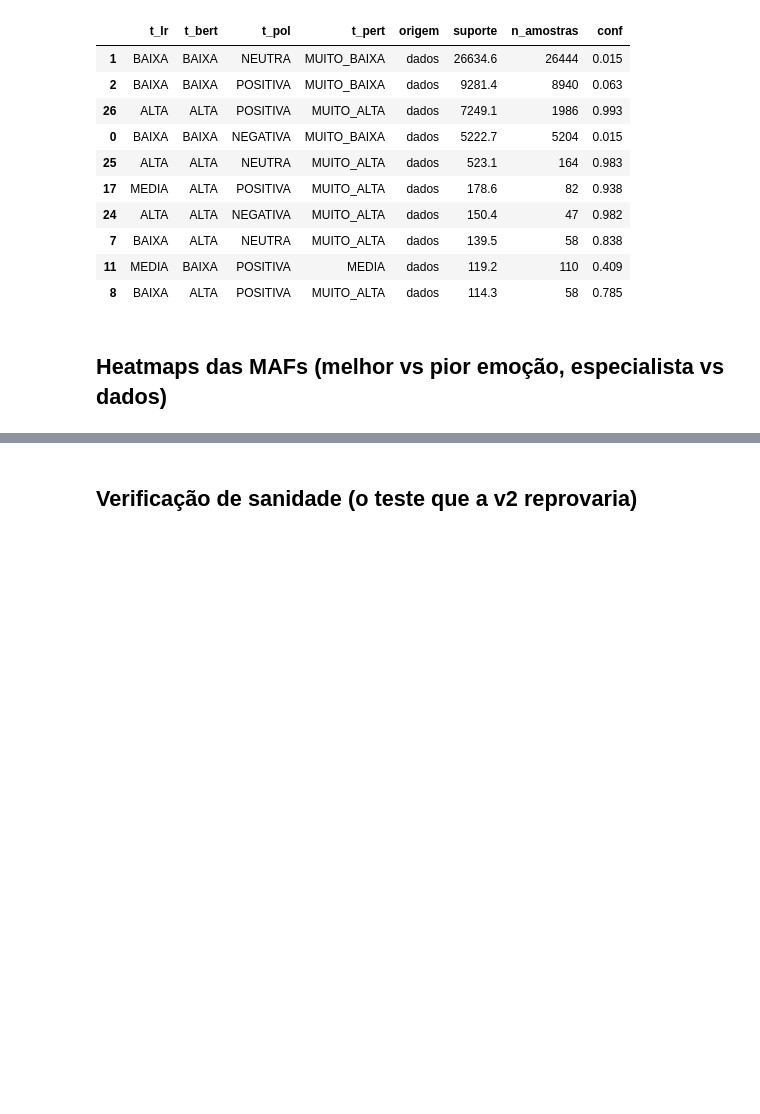
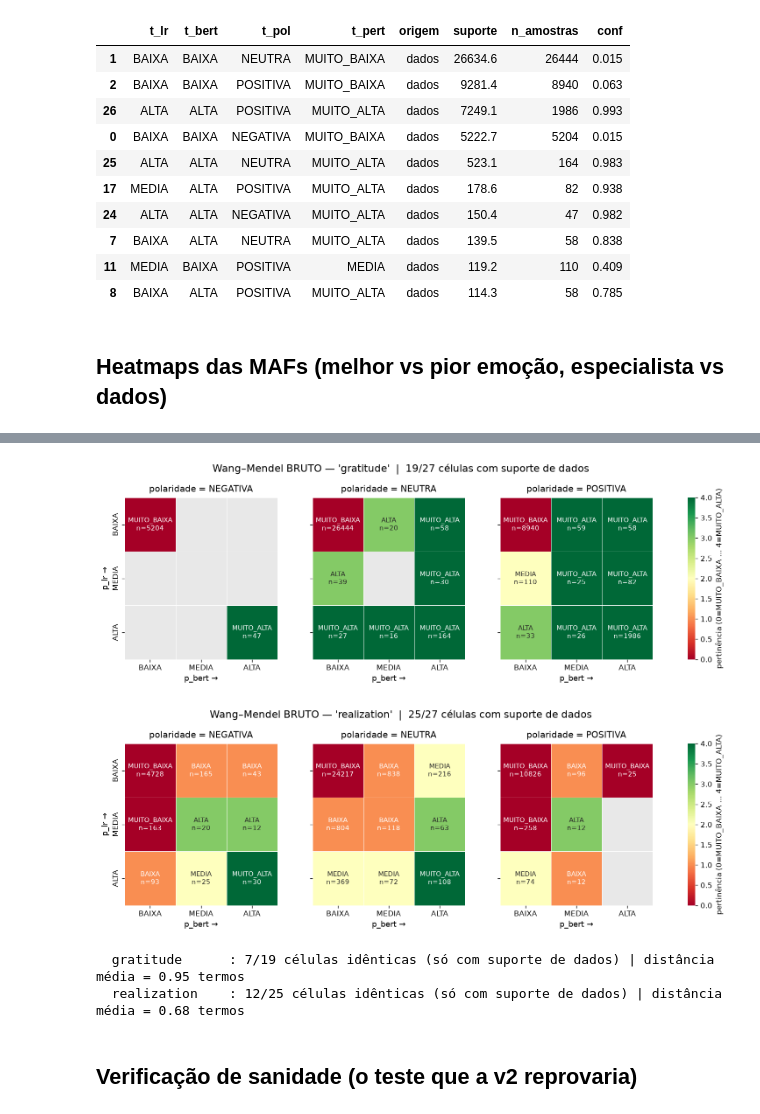
Before and after one commit to LuanBarbs/tcc-emotion-detection-nlp, a Jupyter notebook: src/ensemble_fuzzy_interpretacao.ipynb, the cells around one changed output, grey strips where cells are left out. Drawn from its saved outputs; the diff is of its cells as text; code cells hidden in the pictures; blank space fills up the shorter version.

Commit message:
subindo a maf wang-mendel bruto

```diff
--- a/src/ensemble_fuzzy_interpretacao.ipynb
+++ b/src/ensemble_fuzzy_interpretacao.ipynb
@@ -1300,3 +1300,80 @@ CONCORDÂNCIA ESPECIALISTA × DADOS
+# %%
+def _pivot(df_reg, t_pol, coluna):
+    out = pd.DataFrame(index=TERMOS_P, columns=TERMOS_P, dtype=object)
+    for t_lr in TERMOS_P:
+        for t_bert in TERMOS_P:
+            m = df_reg[(df_reg['t_lr'] == t_lr) & (df_reg['t_bert'] == t_bert)
+                       & (df_reg['t_pol'] == t_pol)]
+            out.loc[t_lr, t_bert] = m[coluna].values[0] if len(m) else None
+    return out
+
+
+def plot_maf_bruta(emo, df_dados):
+    """WM ANTES do preenchimento: buracos visíveis + nº de mensagens por célula."""
+    fig = plt.figure(figsize=(14, 4))
+    gs = fig.add_gridspec(1, 4, width_ratios=[1, 1, 1, 0.05], wspace=0.30)
+    axes = [fig.add_subplot(gs[0, c]) for c in range(3)]
+    cax = fig.add_subplot(gs[0, 3])
+
+    n_dados = (df_dados['origem'] == 'dados').sum()
+    fig.suptitle(f"Wang–Mendel BRUTO — '{emo}'  |  "
+                 f"{n_dados}/27 células com suporte de dados",
+                 fontsize=14, y=1.04)
+
+    for col, t_pol in enumerate(TERMOS_POL):
+        ax = axes[col]
+        t_pert = _pivot(df_dados, t_pol, 't_pert')
+        origem = _pivot(df_dados, t_pol, 'origem')
+        n_amo  = _pivot(df_dados, t_pol, 'n_amostras')
+
+        tem_dados = origem.map(lambda o: o == 'dados')
+        num = t_pert.replace(ESCALA_PERT).apply(pd.to_numeric, errors='coerce')
+        num = num.where(tem_dados)                      # buraco → NaN → cinza
+
+        rot = pd.DataFrame(
+            [[f"{t_pert.iloc[i, j]}\nn={n_amo.iloc[i, j]}" if tem_dados.iloc[i, j]
+              else f"—\nn={n_amo.iloc[i, j]}"
+              for j in range(3)] for i in range(3)],
+            index=TERMOS_P, columns=TERMOS_P)
+
+        primeiro = (col == 2)
+        sns.heatmap(num, annot=rot.values, fmt='', cmap='RdYlGn',
+                    vmin=0, vmax=4, linewidths=0.6, linecolor='white', ax=ax,
+                    cbar=primeiro, cbar_ax=cax if primeiro else None,
+                    annot_kws={"fontsize": 9},
+                    mask=~tem_dados.values.astype(bool))  # célula vazia = branca
+
+        ax.set_facecolor('#e8e8e8')                       # buraco em cinza
+        ax.set_title(f"polaridade = {t_pol}", fontsize=12, pad=8)
+        ax.set_xlabel("p_bert →", fontsize=11)
+        ax.set_ylabel("p_lr →" if col == 0 else "", fontsize=11)
+        if col > 0:
+            ax.set_yticklabels([])
+        ax.tick_params(labelsize=10)
+
+    cax.set_ylabel("pertinência (0=MUITO_BAIXA … 4=MUITO_ALTA)", fontsize=10)
+    plt.savefig(OUT_INTERP / f"maf_bruta_{emo}.png", dpi=300, bbox_inches="tight")
+    plt.show()
+
+
+plot_maf_bruta(EMO_BEST, df_wm_best)
+plot_maf_bruta(EMO_WORST, df_wm_worst)
+# %% [output]
+[figure, added]
+[figure, added]
+# %%
+for emo, df_d in [(EMO_BEST, df_wm_best), (EMO_WORST, df_wm_worst)]:
+    df_e = gerar_maf_especialista(emo)
+    j = df_e.merge(df_d, on=['t_lr', 't_bert', 't_pol'], suffixes=('_esp', '_dados'))
+    j = j[j['origem_dados'] == 'dados']          # só onde os dados falaram
+    iguais = (j['t_pert_esp'] == j['t_pert_dados']).sum()
+    dist = (j['t_pert_esp'].map(ESCALA_PERT)
+            - j['t_pert_dados'].map(ESCALA_PERT)).abs().mean()
+    print(f"  {emo:15s}: {iguais}/{len(j)} células idênticas "
+          f"(só com suporte de dados) | distância média = {dist:.2f} termos")
+# %% [output]
+  gratitude      : 7/19 células idênticas (só com suporte de dados) | distância média = 0.95 termos
+  realization    : 12/25 células idênticas (só com suporte de dados) | distância média = 0.68 termos
 # %% [markdown]
 ## Verificação de sanidade (o teste que a v2 reprovaria)
 # %%
```
Also changed, not shown: parts of 2 cells of this notebook, 2 other files.
